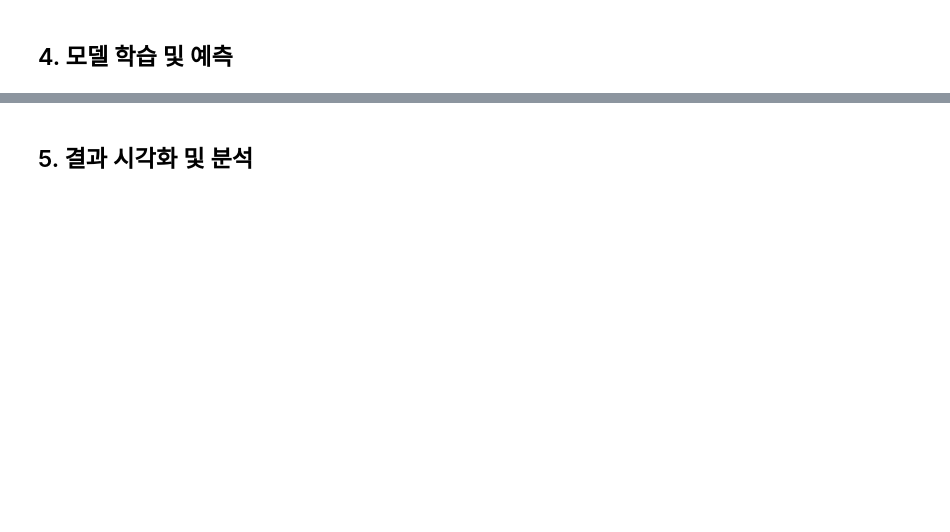
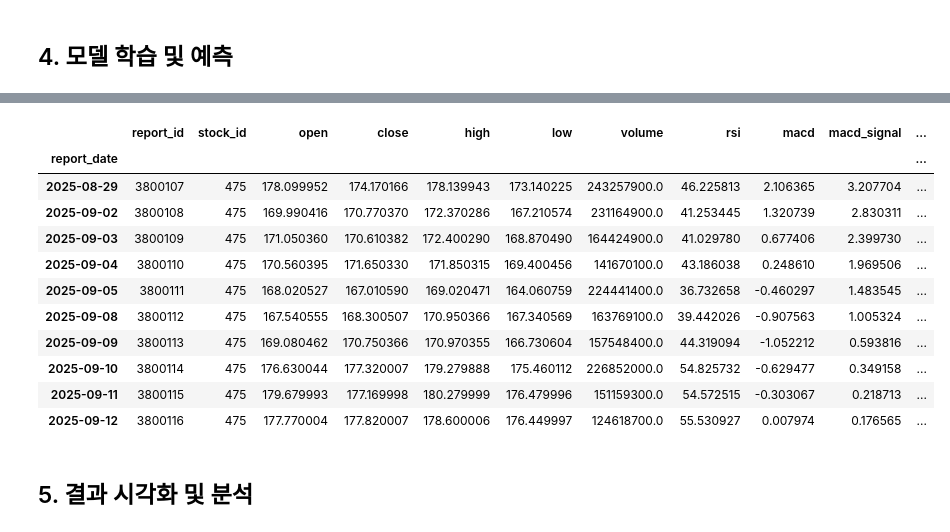
Before and after one commit to SHDS-ESC/StockSimulator-Data, a Jupyter notebook: ipynb/stock_prediction_clean.ipynb, the cells around one changed output, grey strips where cells are left out. Cells and saved outputs as stored; diff of their text form; code cells hidden in the pictures; blank space fills up the shorter version.

```diff
--- a/ipynb/stock_prediction_clean.ipynb
+++ b/ipynb/stock_prediction_clean.ipynb
@@ -12,6 +12,17 @@
 ---
 # %% [markdown]
 ## 1. 환경 설정 및 라이브러리 임포트
+# %%
+import pandas as pd
+
+# 출력 행(rows) 제한 해제
+pd.set_option('display.max_rows', None)
+
+# 출력 열(columns) 제한 해제
+pd.set_option('display.max_columns', None)
+
+# 열 너비 제한 해제 (내용이 잘리지 않도록)
+pd.set_option('display.width', 1000)
 # %%
 # 기본 라이브러리
 import pandas as pd
@@ -99,6 +120,8 @@ def get_stock_data(ticker):
             new_columns.append(str(col))
     data.columns = new_columns
 
+    data.volume = data.volume.values.astype(np.float64)
+
     return data
 
 # 테스트
@@ -311,8 +365,10 @@ def predict_stock(ticker, train_days=500, predict_steps=5, today=None):
 
     # 3. 피처 준비
     prepared_data = predictor.prepare_features(stock_data)
+    print(f"prepared_data : {prepared_data.iloc[-1]}")
 
     # 4. 날짜 필터링
+    # TODO : 영업일 기준으로 back, forward 가능하게 수정
     end_date = today + timedelta(days=predict_steps)
     start_date = today - timedelta(days=train_days)
 
@@ -321,7 +377,8 @@ def predict_stock(ticker, train_days=500, predict_steps=5, today=None):
     filtered_data = prepared_data[date_mask]
 
     # 5. 훈련/테스트 분할
-    split_idx = int(len(filtered_data) * 0.8)
+    # split_idx = int(len(filtered_data) * 0.8)
+    split_idx = int(len(filtered_data) * 1)
     train_data = filtered_data.iloc[:split_idx]
     test_data = filtered_data.iloc[split_idx:]
 
@@ -331,7 +388,7 @@ def predict_stock(ticker, train_days=500, predict_steps=5, today=None):
     y_train = train_data['target'].copy()
 
     print(f"📈 학습 데이터: {len(X_train)}개")
-    print(f"🔢 피처 수: {len(feature_cols)}개")
+    print(f"🔢 피처 수: {len(feature_cols)}개 ", feature_cols)
 
     # 7. 모델 학습
     predictor.train(X_train, y_train)
@@ -348,6 +405,8 @@ def predict_stock(ticker, train_days=500, predict_steps=5, today=None):
     # 10. 결과 출력
     print(f"\n📊 {ticker} 예측 결과:")
     print("-" * 30)
+    print(f"{X_train.iloc[-1]}")
+    print(f"{y_train.iloc[-1]}")
     print(f"🎯 현재가: ${last_price:.2f}")
     for i, (ret, price) in enumerate(zip(return_predictions, price_predictions)):
         change = price - last_price
@@ -378,0 +458,8 @@ result = predict_stock(
+# %%
+# NVDA 주식 예측 실행
+result = predict_stock(
+    ticker='NVDA',
+    train_days=500,
+    predict_steps=5,
+    today=dt.date(2025, 9, 7)
+)
@@ -379,2 +484,17 @@ result = predict_stock(
+# %%
+result["data"][-10:]
+# %% [output]
+|  | report_id | stock_id | open | close | high | low | volume | rsi | macd | macd_signal | ... |
+| report_date |  |  |  |  |  |  |  |  |  |  | ... |
+| 2025-08-29 | 3800107 | 475 | 178.099952 | 174.170166 | 178.139943 | 173.140225 | 243257900.0 | 46.225813 | 2.106365 | 3.207704 | ... |
+| 2025-09-02 | 3800108 | 475 | 169.990416 | 170.770370 | 172.370286 | 167.210574 | 231164900.0 | 41.253445 | 1.320739 | 2.830311 | ... |
+| 2025-09-03 | 3800109 | 475 | 171.050360 | 170.610382 | 172.400290 | 168.870490 | 164424900.0 | 41.029780 | 0.677406 | 2.399730 | ... |
+| 2025-09-04 | 3800110 | 475 | 170.560395 | 171.650330 | 171.850315 | 169.400456 | 141670100.0 | 43.186038 | 0.248610 | 1.969506 | ... |
+| 2025-09-05 | 3800111 | 475 | 168.020527 | 167.010590 | 169.020471 | 164.060759 | 224441400.0 | 36.732658 | -0.460297 | 1.483545 | ... |
+| 2025-09-08 | 3800112 | 475 | 167.540555 | 168.300507 | 170.950366 | 167.340569 | 163769100.0 | 39.442026 | -0.907563 | 1.005324 | ... |
+| 2025-09-09 | 3800113 | 475 | 169.080462 | 170.750366 | 170.970355 | 166.730604 | 157548400.0 | 44.319094 | -1.052212 | 0.593816 | ... |
+| 2025-09-10 | 3800114 | 475 | 176.630044 | 177.320007 | 179.279888 | 175.460112 | 226852000.0 | 54.825732 | -0.629477 | 0.349158 | ... |
+| 2025-09-11 | 3800115 | 475 | 179.679993 | 177.169998 | 180.279999 | 176.479996 | 151159300.0 | 54.572515 | -0.303067 | 0.218713 | ... |
+| 2025-09-12 | 3800116 | 475 | 177.770004 | 177.820007 | 178.600006 | 176.449997 | 124618700.0 | 55.530927 | 0.007974 | 0.176565 | ... |
 # %% [markdown]
 ## 5. 결과 시각화 및 분석
```
Also changed, not shown: parts of 14 cells of this notebook, 1 other file.
